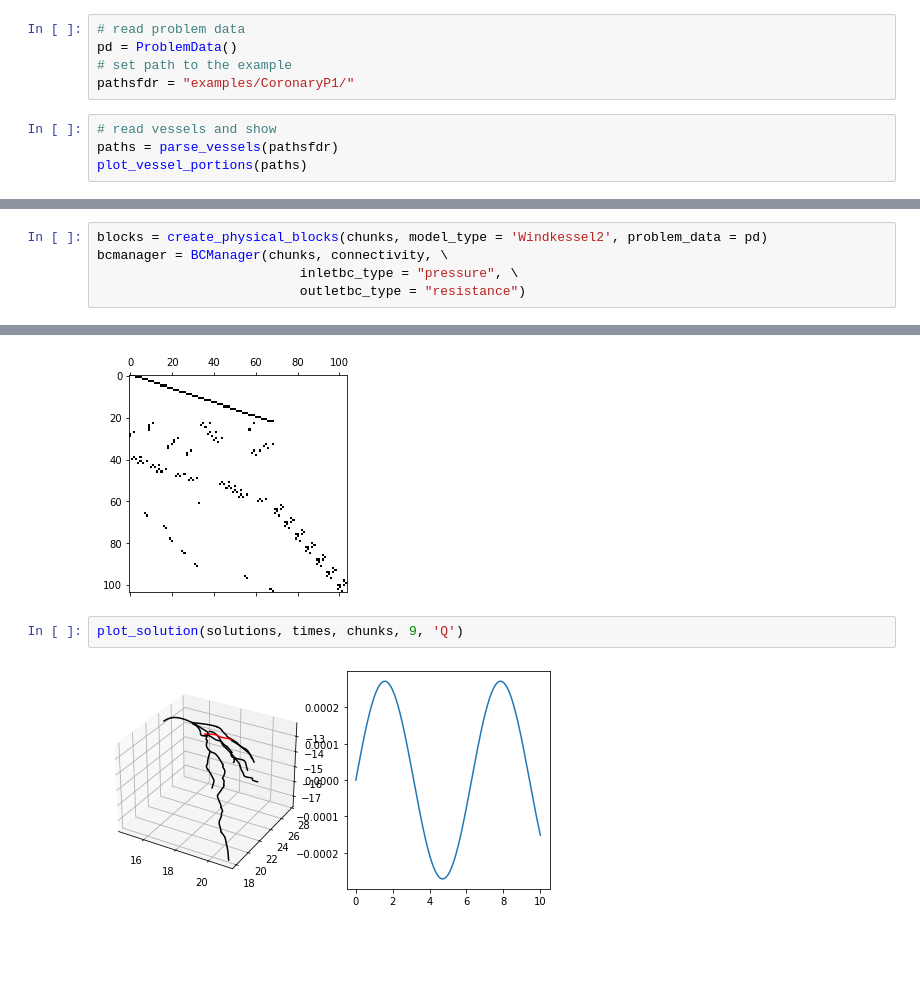
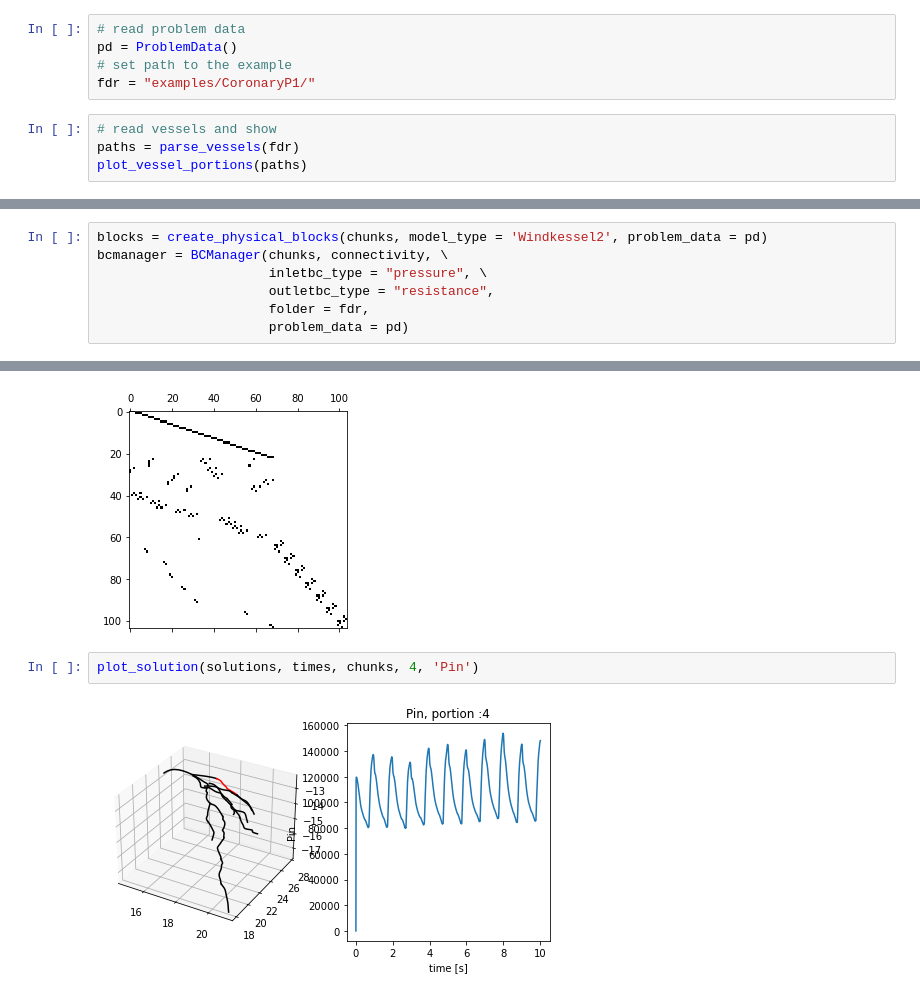
Before and after one commit to lucapegolotti/Coro0D, a Jupyter notebook: run.ipynb, the cells around one changed output, grey strips where cells are left out. Drawn from its saved outputs; the diff is of its cells as text; blank space fills up the shorter version.

Commit message:
Read inlet from file + add ramp

```diff
--- a/run.ipynb
+++ b/run.ipynb
@@ -11,9 +11,9 @@ from bcmanager import BCManager
 # read problem data
 pd = ProblemData()
 # set path to the example
-pathsfdr = "examples/CoronaryP1/"
+fdr = "examples/CoronaryP1/"
 # %%
 # read vessels and show
-paths = parse_vessels(pathsfdr)
+paths = parse_vessels(fdr)
 plot_vessel_portions(paths)
 # %% [output]
@@ -27,7 +27,9 @@ plot_vessel_portions(chunks, bifurcations, connectivity)
 # %%
 blocks = create_physical_blocks(chunks, model_type = 'Windkessel2', problem_data = pd)
 bcmanager = BCManager(chunks, connectivity, \
-                          inletbc_type = "pressure", \
-                          outletbc_type = "resistance")
+                      inletbc_type = "pressure", \
+                      outletbc_type = "resistance",
+                      folder = fdr,
+                      problem_data = pd)
 # %% [output]
 11
@@ -56,6 +59,6 @@ Solving t = 9.999999999999831
 Solving t = 10.009999999999831
 [figure]
 # %%
-plot_solution(solutions, times, chunks, 9, 'Q')
+plot_solution(solutions, times, chunks, 4, 'Pin')
 # %% [output]
-[figure, old version]
+[figure, new version]
```
Also changed, not shown: parts of 3 cells of this notebook, 7 other files.
